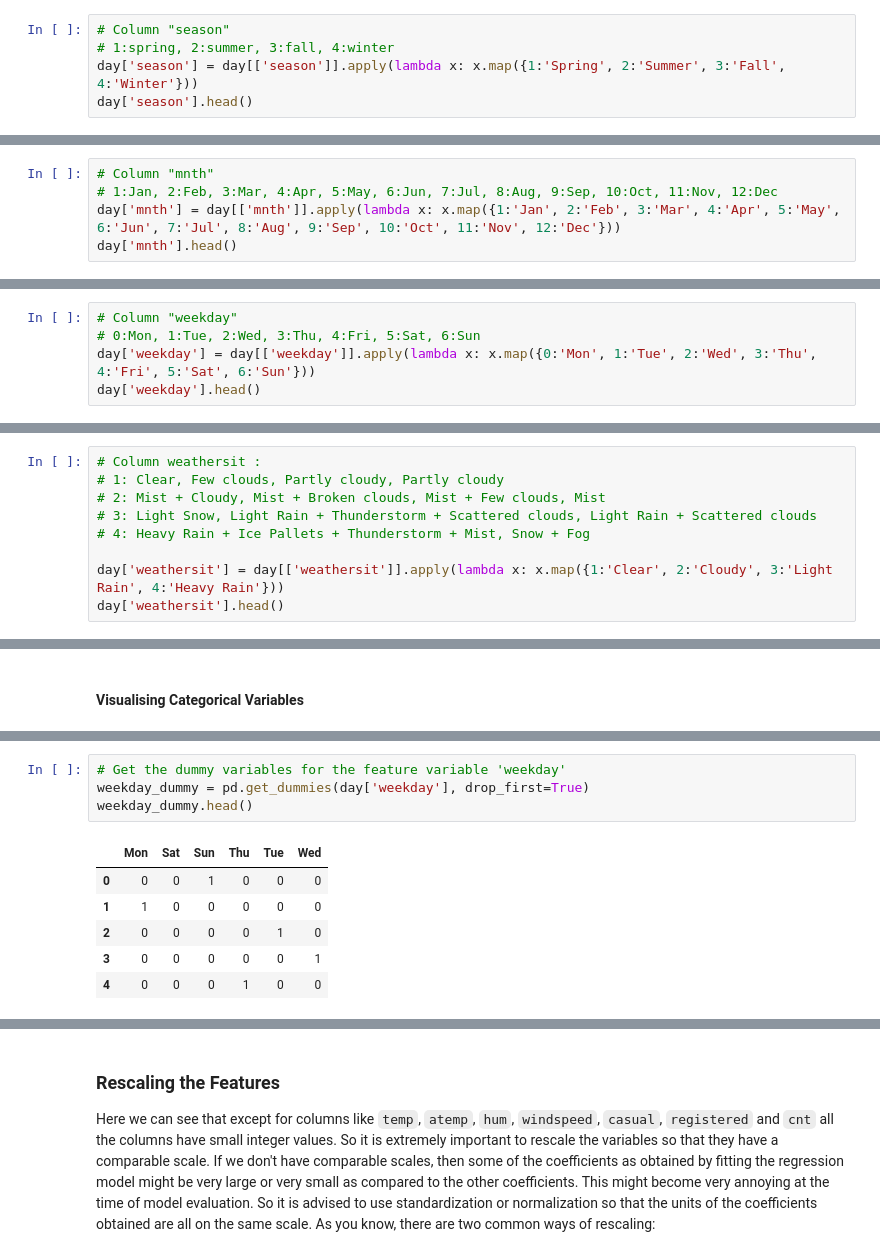
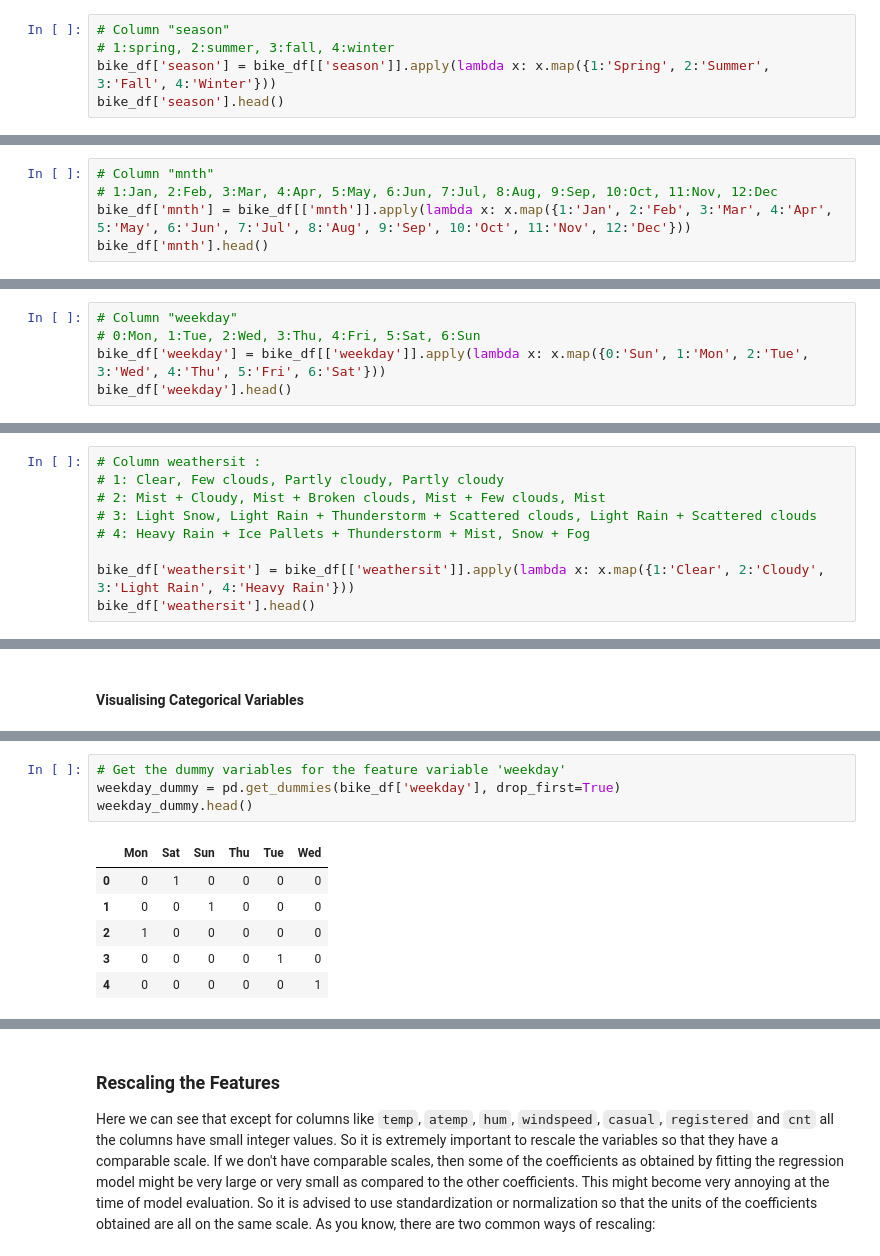
Before and after one commit to ankitlohiya4/BikeSharingLinearRegressionModel, a Jupyter notebook: BikeSharing.ipynb, the cells around one changed output, grey strips where cells are left out. Drawn from its saved outputs; the diff is of its cells as text.

```diff
--- a/BikeSharing.ipynb
+++ b/BikeSharing.ipynb
@@ -129,8 +129,8 @@ The Feature variables are
 # %%
 # Column "season"
 # 1:spring, 2:summer, 3:fall, 4:winter
-day['season'] = day[['season']].apply(lambda x: x.map({1:'Spring', 2:'Summer', 3:'Fall', 4:'Winter'}))
-day['season'].head()
+bike_df['season'] = bike_df[['season']].apply(lambda x: x.map({1:'Spring', 2:'Summer', 3:'Fall', 4:'Winter'}))
+bike_df['season'].head()
 # %% [output]
 0    Spring
 1    Spring
@@ -141,8 +141,8 @@ Name: season, dtype: object
 # %%
 # Column "mnth"
 # 1:Jan, 2:Feb, 3:Mar, 4:Apr, 5:May, 6:Jun, 7:Jul, 8:Aug, 9:Sep, 10:Oct, 11:Nov, 12:Dec
-day['mnth'] = day[['mnth']].apply(lambda x: x.map({1:'Jan', 2:'Feb', 3:'Mar', 4:'Apr', 5:'May', 6:'Jun', 7:'Jul', 8:'Aug', 9:'Sep', 10:'Oct', 11:'Nov', 12:'Dec'}))
-day['mnth'].head()
+bike_df['mnth'] = bike_df[['mnth']].apply(lambda x: x.map({1:'Jan', 2:'Feb', 3:'Mar', 4:'Apr', 5:'May', 6:'Jun', 7:'Jul', 8:'Aug', 9:'Sep', 10:'Oct', 11:'Nov', 12:'Dec'}))
+bike_df['mnth'].head()
 # %% [output]
 0    Jan
 1    Jan
@@ -153,6 +153,6 @@ Name: mnth, dtype: object
 # %%
 # Column "weekday"
 # 0:Mon, 1:Tue, 2:Wed, 3:Thu, 4:Fri, 5:Sat, 6:Sun
-day['weekday'] = day[['weekday']].apply(lambda x: x.map({0:'Mon', 1:'Tue', 2:'Wed', 3:'Thu', 4:'Fri', 5:'Sat', 6:'Sun'}))
-day['weekday'].head()
+bike_df['weekday'] = bike_df[['weekday']].apply(lambda x: x.map({0:'Sun', 1:'Mon', 2:'Tue', 3:'Wed', 4:'Thu', 5:'Fri', 6:'Sat'}))
+bike_df['weekday'].head()
 # %% [output]
@@ -169,8 +169,8 @@ Name: weekday, dtype: object
 # 3: Light Snow, Light Rain + Thunderstorm + Scattered clouds, Light Rain + Scattered clouds
 # 4: Heavy Rain + Ice Pallets + Thunderstorm + Mist, Snow + Fog
 
-day['weathersit'] = day[['weathersit']].apply(lambda x: x.map({1:'Clear', 2:'Cloudy', 3:'Light Rain', 4:'Heavy Rain'}))
-day['weathersit'].head()
+bike_df['weathersit'] = bike_df[['weathersit']].apply(lambda x: x.map({1:'Clear', 2:'Cloudy', 3:'Light Rain', 4:'Heavy Rain'}))
+bike_df['weathersit'].head()
 # %% [output]
 0    Cloudy
 1    Cloudy
@@ -261,14 +261,14 @@ mnth_dummy.head()
 | 4 | 0 | 0 | 0 | 1 | 0 | 0 | 0 | 0 | 0 | 0 | 0 |
 # %%
 # Get the dummy variables for the feature variable 'weekday'
-weekday_dummy = pd.get_dummies(day['weekday'], drop_first=True)
+weekday_dummy = pd.get_dummies(bike_df['weekday'], drop_first=True)
 weekday_dummy.head()
 # %% [output]
 |  | Mon | Sat | Sun | Thu | Tue | Wed |
-| 0 | 0 | 0 | 1 | 0 | 0 | 0 |
-| 1 | 1 | 0 | 0 | 0 | 0 | 0 |
-| 2 | 0 | 0 | 0 | 0 | 1 | 0 |
-| 3 | 0 | 0 | 0 | 0 | 0 | 1 |
-| 4 | 0 | 0 | 0 | 1 | 0 | 0 |
+| 0 | 0 | 1 | 0 | 0 | 0 | 0 |
+| 1 | 0 | 0 | 1 | 0 | 0 | 0 |
+| 2 | 1 | 0 | 0 | 0 | 0 | 0 |
+| 3 | 0 | 0 | 0 | 0 | 1 | 0 |
+| 4 | 0 | 0 | 0 | 0 | 0 | 1 |
 # %%
 # Get the dummy variables for the feature variable 'weathersit'
```
Also changed, not shown: parts of 47 cells of this notebook, 1 other file.
